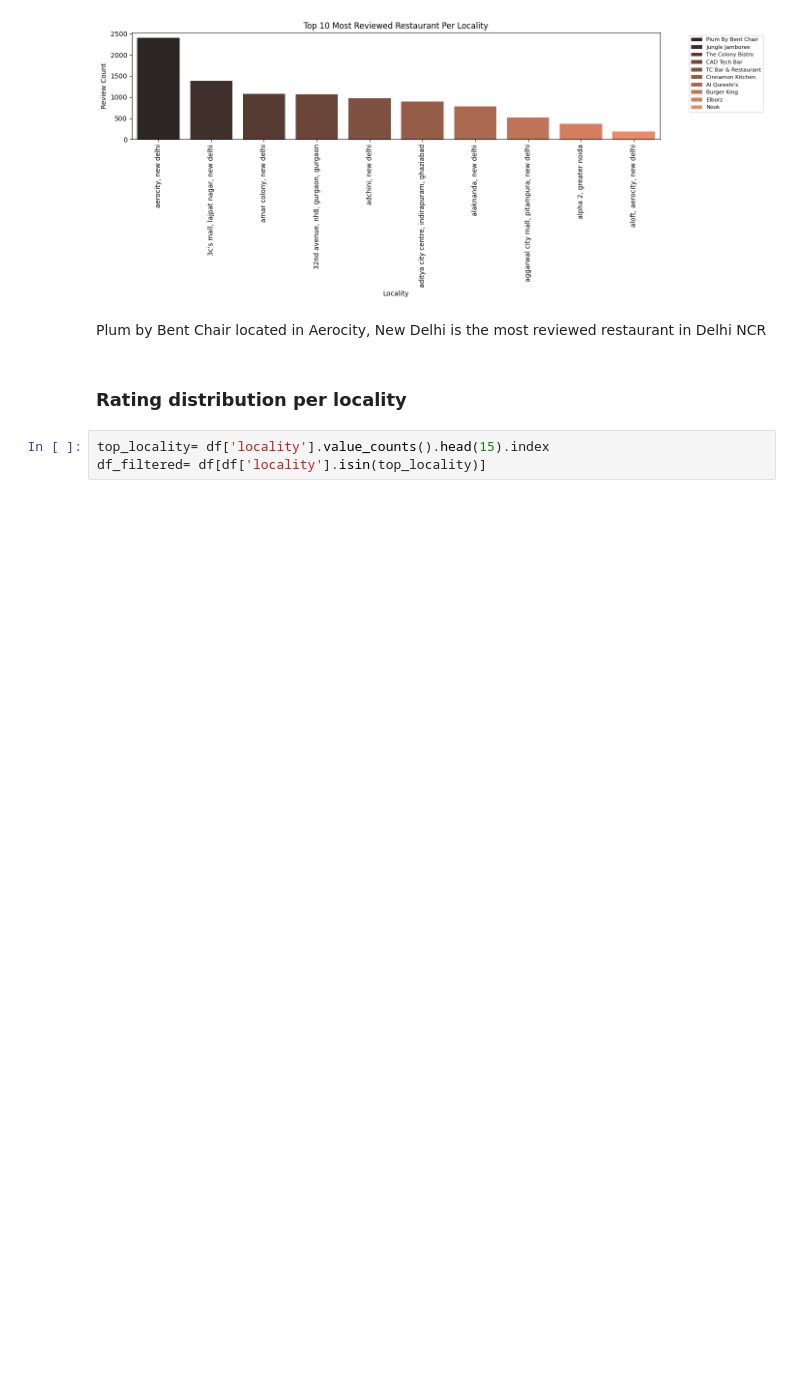
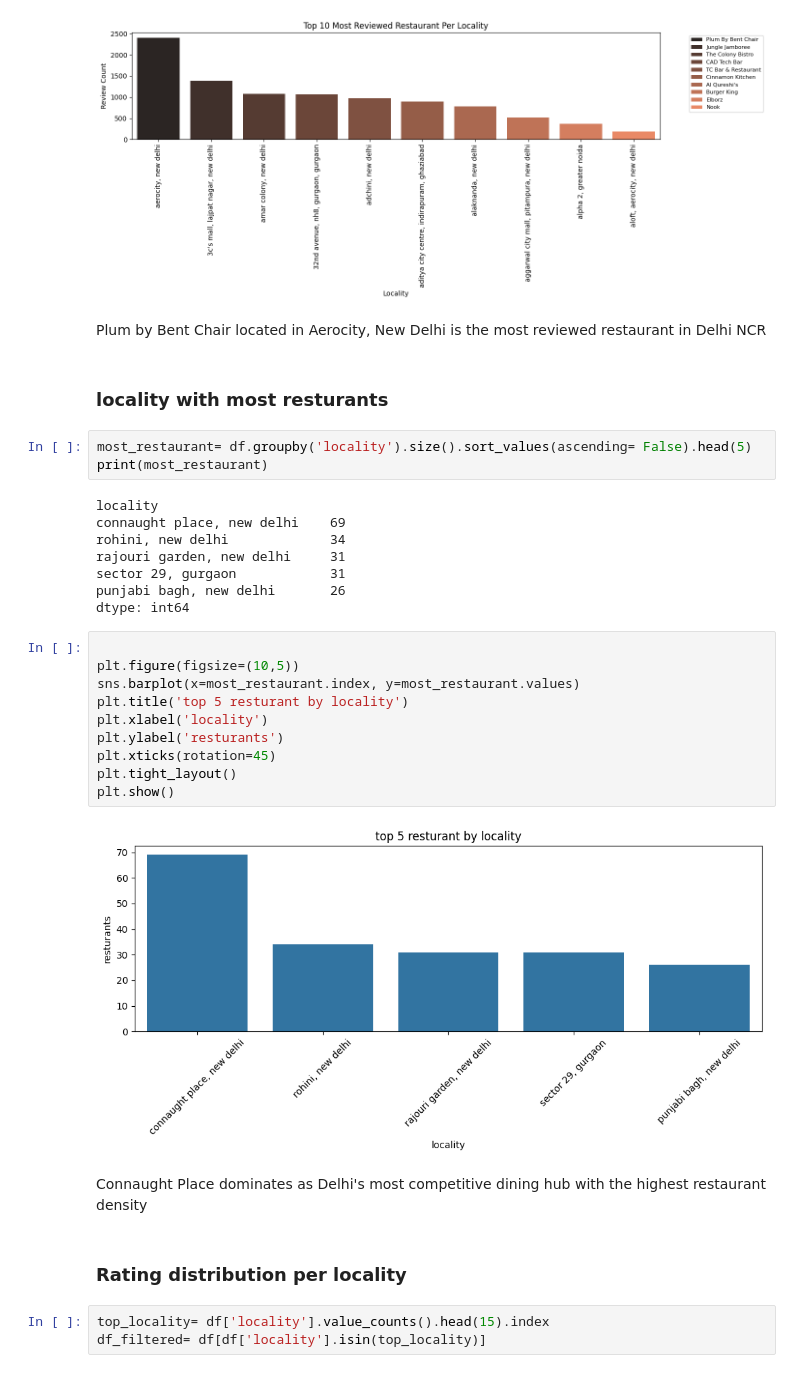
Before and after one commit to muskandeep002-ux/zomato-restaurant-analysis, a Jupyter notebook: Zomato_eda.ipynb, the cells around one changed output. Saved outputs shown, nothing was run; the diff lists cells and outputs as text; blank space fills up the shorter version.

Commit message:
added_resturants

```diff
--- a/Zomato_eda.ipynb
+++ b/Zomato_eda.ipynb
@@ -268,6 +268,34 @@ plt.show()
 [figure]
 # %% [markdown]
 Plum by Bent Chair located in Aerocity, New Delhi is the most reviewed restaurant in Delhi NCR
+# %% [markdown]
+### locality with most resturants
+# %%
+most_restaurant= df.groupby('locality').size().sort_values(ascending= False).head(5)
+print(most_restaurant)
+# %% [output]
+locality
+connaught place, new delhi    69
+rohini, new delhi             34
+rajouri garden, new delhi     31
+sector 29, gurgaon            31
+punjabi bagh, new delhi       26
+dtype: int64
+# %%
+
+plt.figure(figsize=(10,5))
+sns.barplot(x=most_restaurant.index, y=most_restaurant.values)
+plt.title('top 5 resturant by locality')
+plt.xlabel('locality')
+plt.ylabel('resturants')
+plt.xticks(rotation=45)
+plt.tight_layout()
+plt.show()
+# %% [output]
+[figure, added]
+# %% [markdown]
+Connaught Place dominates as Delhi's most competitive dining hub
+with the highest restaurant density
 # %% [markdown]
 ### Rating distribution per locality
 # %%
```
Also changed, not shown: parts of 1 cell of this notebook, 1 other file.
